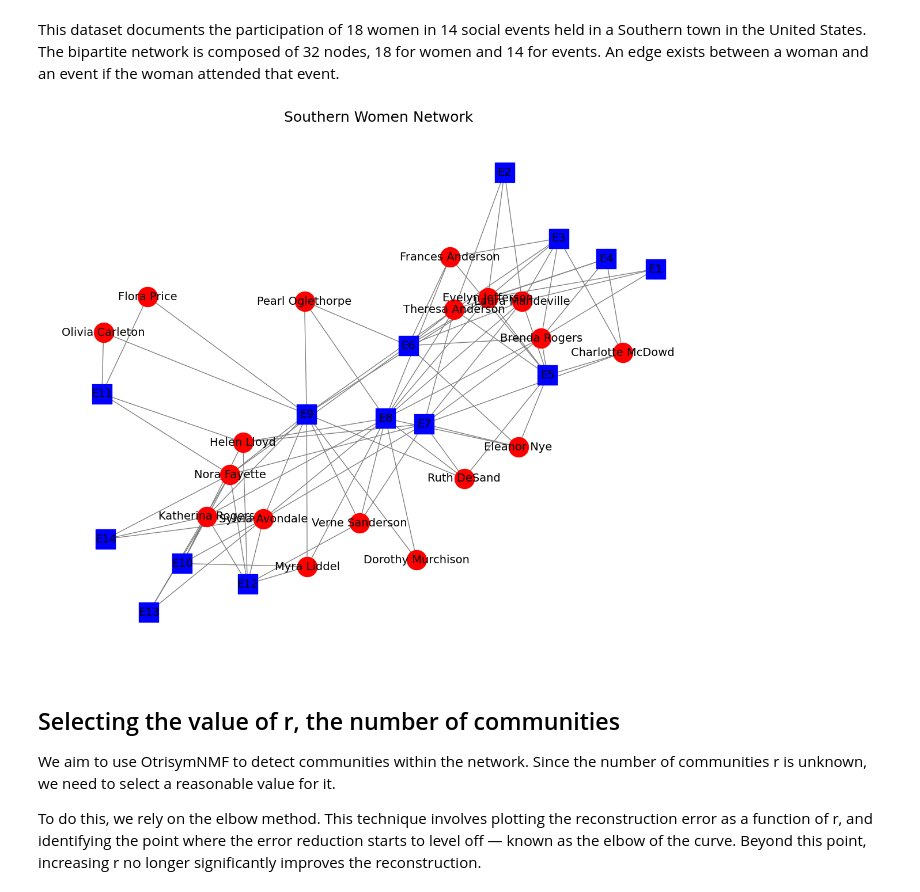
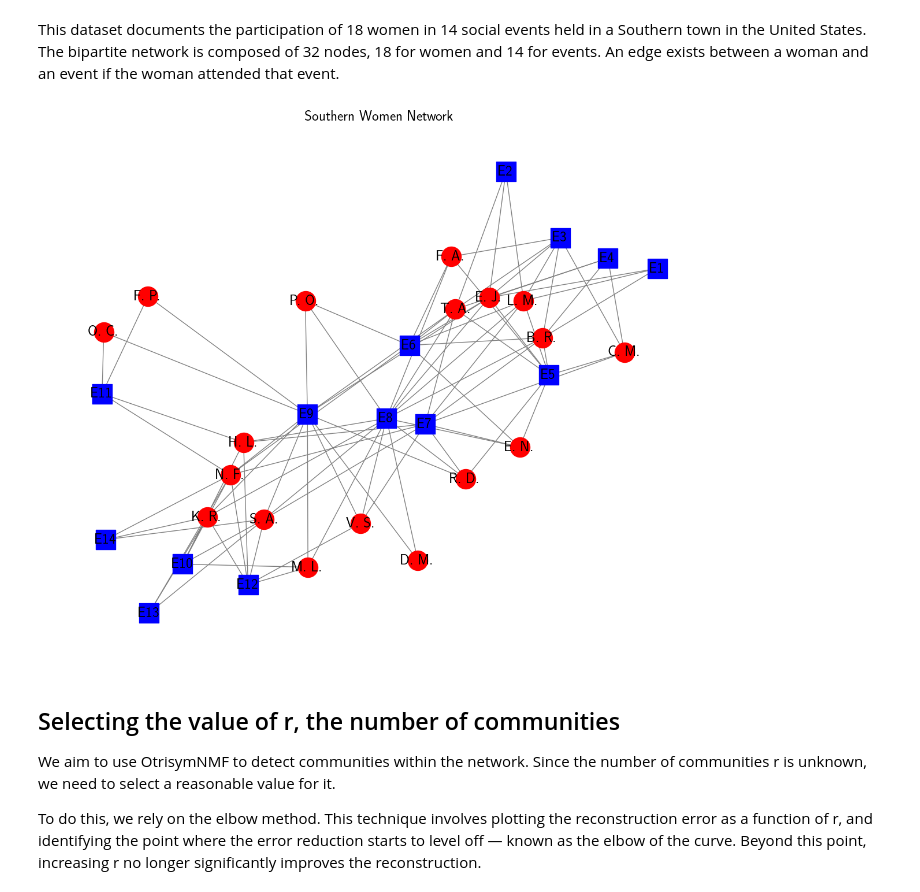
Before and after one commit to Alexia1305/OtrisymNMF_DCBM, a Jupyter notebook: Southern_women.ipynb, the cells around one changed output. Saved outputs shown, nothing was run; the diff lists cells and outputs as text; code cells hidden in the pictures.

```diff
--- a/Southern_women.ipynb
+++ b/Southern_women.ipynb
@@ -5,40 +5,51 @@ This dataset documents the participation of 18 women in 14 social events held in
 # %%
 import networkx as nx # useful python package for networks and graphs
 import matplotlib.pyplot as plt
+#plt.rcParams['text.usetex'] = True  # Active le rendu LaTeX
 G = nx.davis_southern_women_graph() # Get the Southern Women network
 # Recovery of the women and events from node's graph
 women = [n for n, d in G.nodes(data=True) if d['bipartite'] == 0]
 events = [n for n, d in G.nodes(data=True) if d['bipartite'] == 1]
 
 # Network Display
 pos = nx.spring_layout(G, seed=12)
 
 
 node_list = list(G.nodes())
 plt.figure(figsize=(15,12))
 
 nx.draw_networkx_nodes(G, pos,
                        nodelist=women,
                        node_shape='o',
                        node_color='red',
                        node_size=600)
 
 nx.draw_networkx_nodes(G, pos,
                        nodelist=events,
                        node_color="blue",
                        node_shape='s',
                        node_size=600)
 
 
 nx.draw_networkx_edges(G, pos, edge_color='gray')
+# labels
+labels = {}
+for n in G.nodes():
+    if n in women:
+        parts = n.split()
+        initials = '. '.join(p[0] for p in parts) + '.'
+        labels[n] = initials
+    else:
+        labels[n] = n  # garder les événements inchangés
 
+# Affichage des labels personnalisés
+nx.draw_networkx_labels(G, pos, labels=labels, font_size=18)
 
-nx.draw_networkx_labels(G, pos, font_size=14)
 plt.title("Southern Women Network",fontsize=18)
 plt.axis('off')
 plt.show()
 # %% [output]
-[figure, old version]
+[figure, new version]
 # %% [markdown]
 ## Selecting the value of r, the number of communities
 
```
Also changed, not shown: parts of 4 cells of this notebook, 1 other file.
